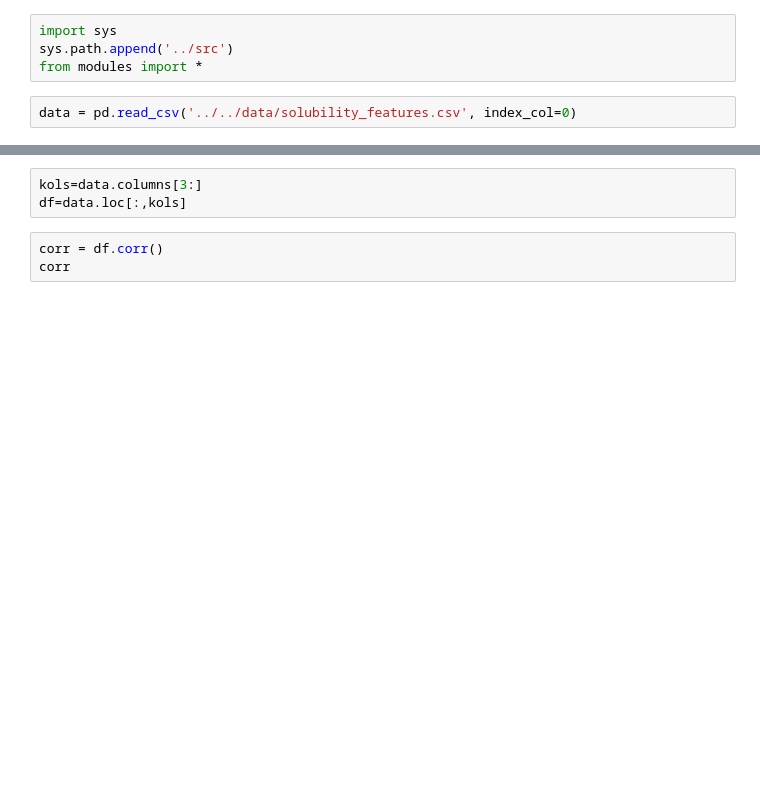
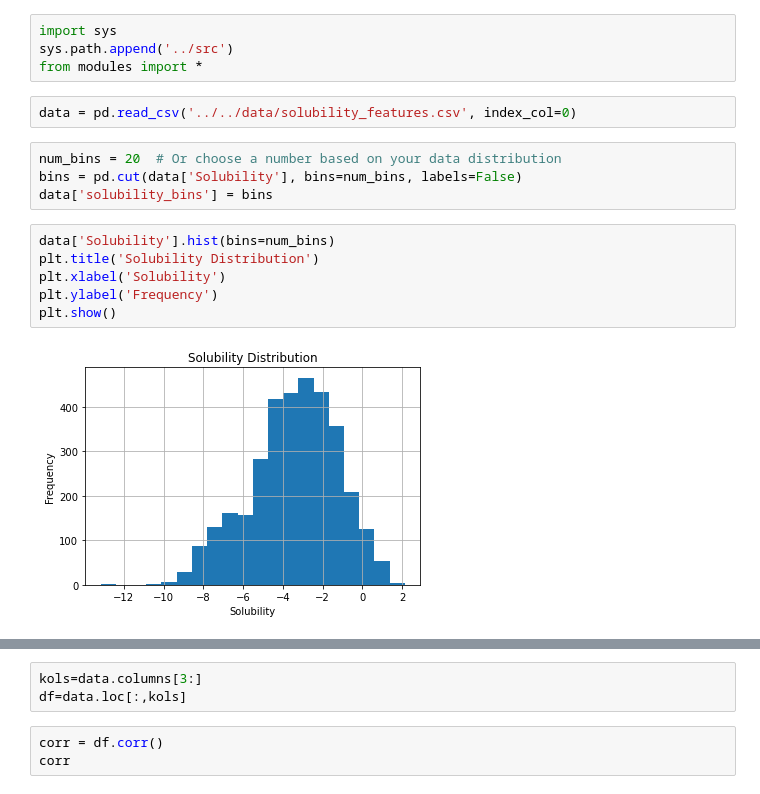
Before and after one commit to IvanaTerzic/MUI_seminar, a Jupyter notebook: python/notebook/korelacije.ipynb, the cells around one changed output, grey strips where cells are left out. Cells and saved outputs as stored; diff of their text form; blank space fills up the shorter version.

```diff
--- a/python/notebook/korelacije.ipynb
+++ b/python/notebook/korelacije.ipynb
@@ -8,3 +8,15 @@ sys.path.append('../src')
 from modules import *
 # %%
 data = pd.read_csv('../../data/solubility_features.csv', index_col=0)
+# %%
+num_bins = 20  # Or choose a number based on your data distribution
+bins = pd.cut(data['Solubility'], bins=num_bins, labels=False)
+data['solubility_bins'] = bins
+# %%
+data['Solubility'].hist(bins=num_bins)
+plt.title('Solubility Distribution')
+plt.xlabel('Solubility')
+plt.ylabel('Frequency')
+plt.show()
+# %% [output]
+[figure, added]
```
Also changed, not shown: parts of 5 cells of this notebook, 11 other files.
